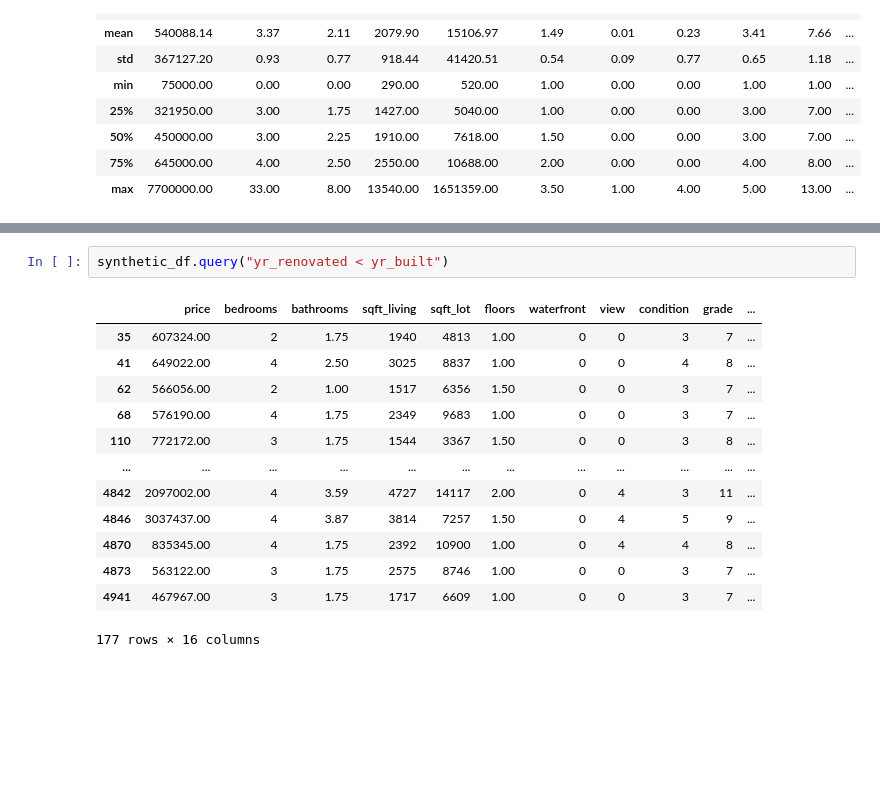
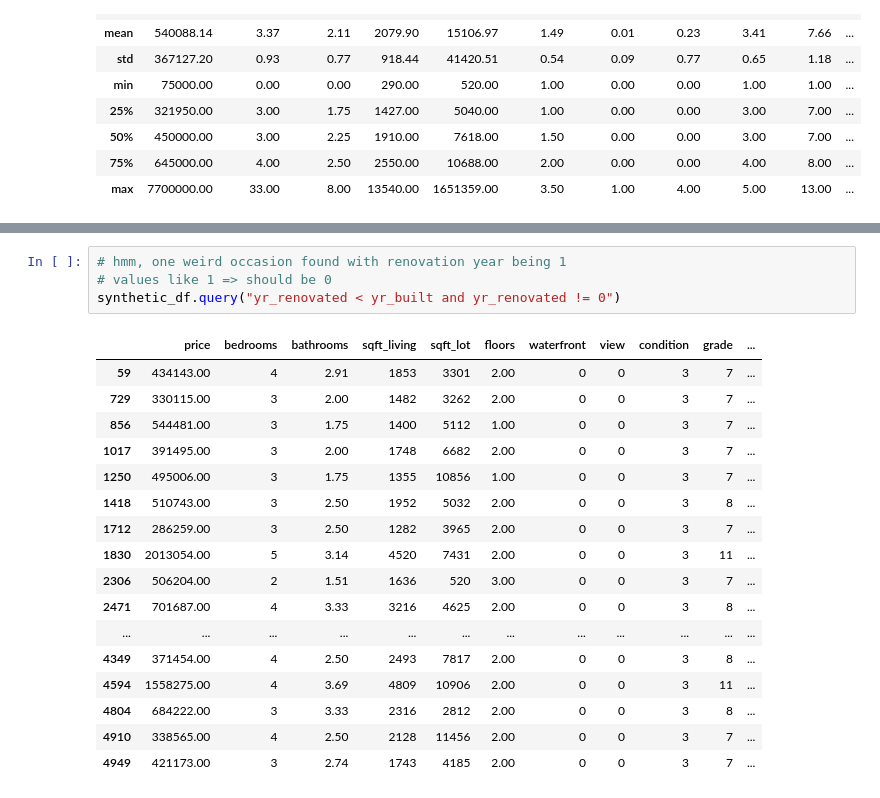
Before and after one commit to tuomasvaltanenLUAS/DataEngineering_AdvDA_2026, a Jupyter notebook: exercise_project_2/task2_oversampling_and_data_synthetization/regression/house_regression_SDV_TVAE_example.ipynb, the cells around one changed output, grey strips where cells are left out. Saved outputs shown, nothing was run; the diff lists cells and outputs as text; blank space fills up the shorter version.

```diff
--- a/exercise_project_2/task2_oversampling_and_data_synthetization/regression/house_regression_SDV_TVAE_example.ipynb
+++ b/exercise_project_2/task2_oversampling_and_data_synthetization/regression/house_regression_SDV_TVAE_example.ipynb
@@ -159,17 +201,23 @@ synthetic_df
 5000 rows × 16 columns
 # %%
-synthetic_df.query("yr_renovated < yr_built")
+# hmm, one weird occasion found with renovation year being 1
+# values like 1 => should be 0
+synthetic_df.query("yr_renovated < yr_built and yr_renovated != 0")
 # %% [output]
 |  | price | bedrooms | bathrooms | sqft_living | sqft_lot | floors | waterfront | view | condition | grade | ... |
-| 35 | 607324.00 | 2 | 1.75 | 1940 | 4813 | 1.00 | 0 | 0 | 3 | 7 | ... |
-| 41 | 649022.00 | 4 | 2.50 | 3025 | 8837 | 1.00 | 0 | 0 | 4 | 8 | ... |
-| 62 | 566056.00 | 2 | 1.00 | 1517 | 6356 | 1.50 | 0 | 0 | 3 | 7 | ... |
-| 68 | 576190.00 | 4 | 1.75 | 2349 | 9683 | 1.00 | 0 | 0 | 3 | 7 | ... |
-| 110 | 772172.00 | 3 | 1.75 | 1544 | 3367 | 1.50 | 0 | 0 | 3 | 8 | ... |
+| 59 | 434143.00 | 4 | 2.91 | 1853 | 3301 | 2.00 | 0 | 0 | 3 | 7 | ... |
+| 729 | 330115.00 | 3 | 2.00 | 1482 | 3262 | 2.00 | 0 | 0 | 3 | 7 | ... |
+| 856 | 544481.00 | 3 | 1.75 | 1400 | 5112 | 1.00 | 0 | 0 | 3 | 7 | ... |
+| 1017 | 391495.00 | 3 | 2.00 | 1748 | 6682 | 2.00 | 0 | 0 | 3 | 7 | ... |
+| 1250 | 495006.00 | 3 | 1.75 | 1355 | 10856 | 1.00 | 0 | 0 | 3 | 7 | ... |
+| 1418 | 510743.00 | 3 | 2.50 | 1952 | 5032 | 2.00 | 0 | 0 | 3 | 8 | ... |
+| 1712 | 286259.00 | 3 | 2.50 | 1282 | 3965 | 2.00 | 0 | 0 | 3 | 7 | ... |
+| 1830 | 2013054.00 | 5 | 3.14 | 4520 | 7431 | 2.00 | 0 | 0 | 3 | 11 | ... |
+| 2306 | 506204.00 | 2 | 1.51 | 1636 | 520 | 3.00 | 0 | 0 | 3 | 7 | ... |
+| 2471 | 701687.00 | 4 | 3.33 | 3216 | 4625 | 2.00 | 0 | 0 | 3 | 8 | ... |
 | ... | ... | ... | ... | ... | ... | ... | ... | ... | ... | ... | ... |
-| 4842 | 2097002.00 | 4 | 3.59 | 4727 | 14117 | 2.00 | 0 | 4 | 3 | 11 | ... |
-| 4846 | 3037437.00 | 4 | 3.87 | 3814 | 7257 | 1.50 | 0 | 4 | 5 | 9 | ... |
-| 4870 | 835345.00 | 4 | 1.75 | 2392 | 10900 | 1.00 | 0 | 4 | 4 | 8 | ... |
-| 4873 | 563122.00 | 3 | 1.75 | 2575 | 8746 | 1.00 | 0 | 0 | 3 | 7 | ... |
-| 4941 | 467967.00 | 3 | 1.75 | 1717 | 6609 | 1.00 | 0 | 0 | 3 | 7 | ... |
+| 4349 | 371454.00 | 4 | 2.50 | 2493 | 7817 | 2.00 | 0 | 0 | 3 | 8 | ... |
+| 4594 | 1558275.00 | 4 | 3.69 | 4809 | 10906 | 2.00 | 0 | 0 | 3 | 11 | ... |
+| 4804 | 684222.00 | 3 | 3.33 | 2316 | 2812 | 2.00 | 0 | 0 | 3 | 8 | ... |
+| 4910 | 338565.00 | 4 | 2.50 | 2128 | 11456 | 2.00 | 0 | 0 | 3 | 7 | ... |
+| 4949 | 421173.00 | 3 | 2.74 | 1743 | 4185 | 2.00 | 0 | 0 | 3 | 7 | ... |
-177 rows × 16 columns
```
Also changed, not shown: parts of 6 cells of this notebook, 8 other files.
